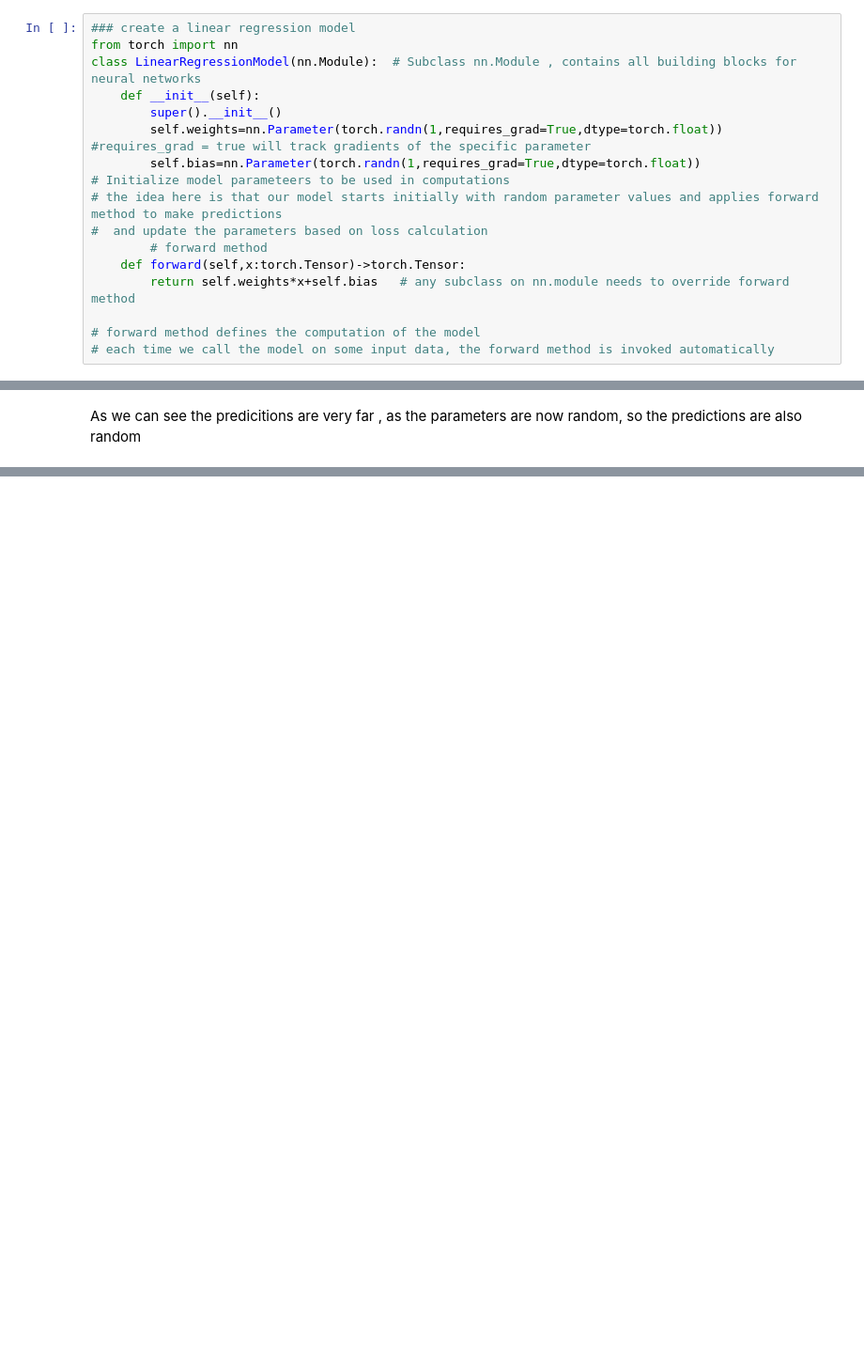
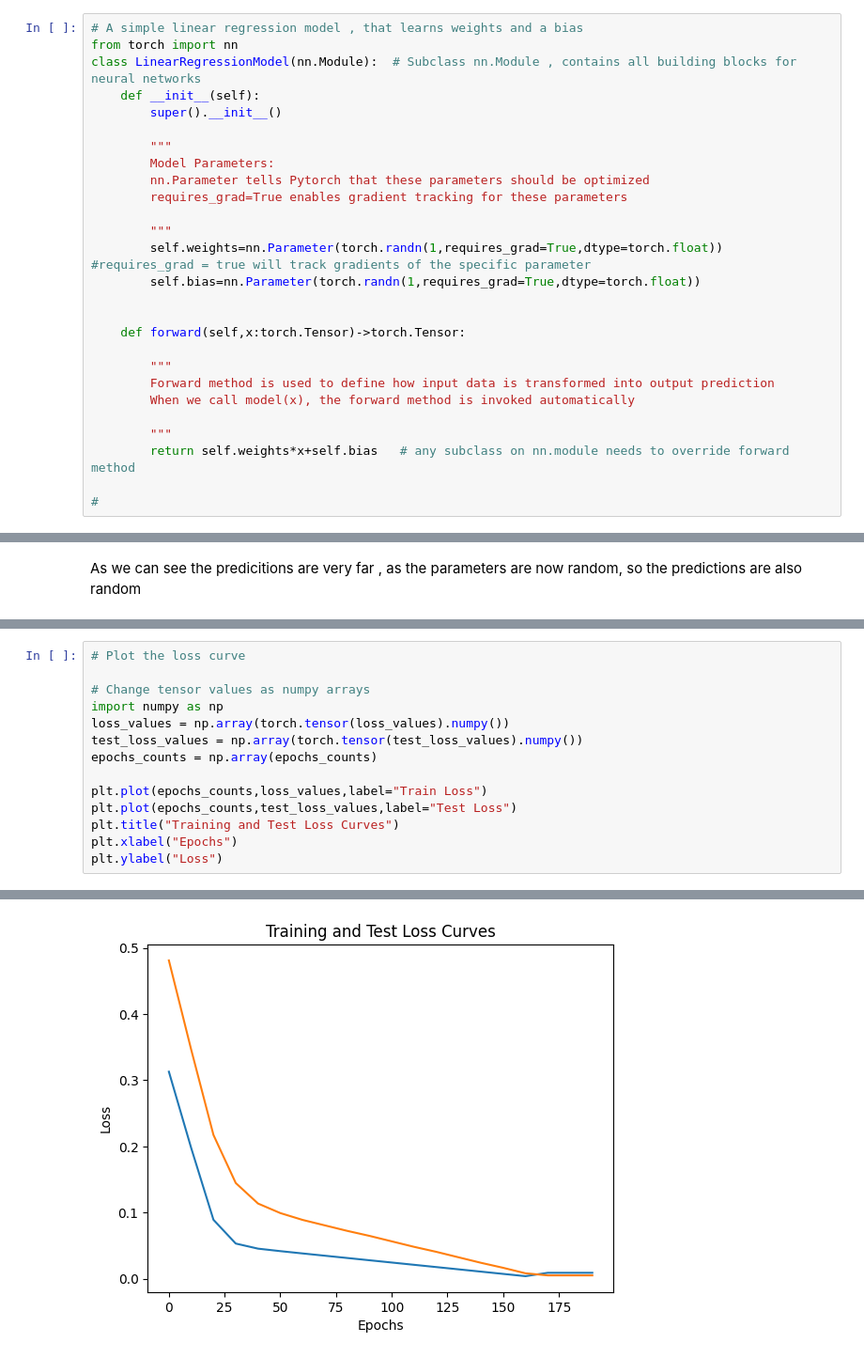
Before and after one commit to Shreiya-Muthuvelan/FreeCodeCamp-PyTorch-Course-Complete-Notebook-Set, a Jupyter notebook: 02_pytorch_workflow/1. Building a Model.ipynb, the cells around one changed output, grey strips where cells are left out. Shown: that part at 94% size. Drawn from its saved outputs; the diff is of its cells as text; blank space fills up the shorter version.

Commit message:
Added pytorch workflow files

```diff
--- a/02_pytorch_workflow/1. Building a Model.ipynb
+++ b/02_pytorch_workflow/1. Building a Model.ipynb
@@ -108,22 +108,32 @@ This is done through two main algorithms:
 * Gradient descent
 * Backpropogation
 # %%
-### create a linear regression model
+# A simple linear regression model , that learns weights and a bias
 from torch import nn
 class LinearRegressionModel(nn.Module):  # Subclass nn.Module , contains all building blocks for neural networks
     def __init__(self):
         super().__init__()
+
+        """
+        Model Parameters:
+        nn.Parameter tells Pytorch that these parameters should be optimized
+        requires_grad=True enables gradient tracking for these parameters
+
+        """
         self.weights=nn.Parameter(torch.randn(1,requires_grad=True,dtype=torch.float)) #requires_grad = true will track gradients of the specific parameter
         self.bias=nn.Parameter(torch.randn(1,requires_grad=True,dtype=torch.float))
-# Initialize model parameteers to be used in computations
-# the idea here is that our model starts initially with random parameter values and applies forward method to make predictions
-#  and update the parameters based on loss calculation
-        # forward method
+
+
     def forward(self,x:torch.Tensor)->torch.Tensor:
+
+        """
+        Forward method is used to define how input data is transformed into output prediction
+        When we call model(x), the forward method is invoked automatically
+
+        """
         return self.weights*x+self.bias   # any subclass on nn.module needs to override forward method
 
-# forward method defines the computation of the model
-# each time we call the model on some input data, the forward method is invoked automatically
+#
 # %% [markdown]
 Documentation for the nn library
 
@@ -220,0 +347,15 @@ optimizer=torch.optim.SGD(params=model_0.parameters(),lr=0.01)  # stochastic gra
+# %%
+# Plot the loss curve
+
+# Change tensor values as numpy arrays
+import numpy as np
+loss_values = np.array(torch.tensor(loss_values).numpy())
+test_loss_values = np.array(torch.tensor(test_loss_values).numpy())
+epochs_counts = np.array(epochs_counts)
+
+plt.plot(epochs_counts,loss_values,label="Train Loss")
+plt.plot(epochs_counts,test_loss_values,label="Test Loss")
+plt.title("Training and Test Loss Curves")
+plt.xlabel("Epochs")
+plt.ylabel("Loss")
+# %% [output]
@@ -220,0 +363 @@ optimizer=torch.optim.SGD(params=model_0.parameters(),lr=0.01)  # stochastic gra
+[figure, added]
```
Also changed, not shown: parts of 23 cells of this notebook.
